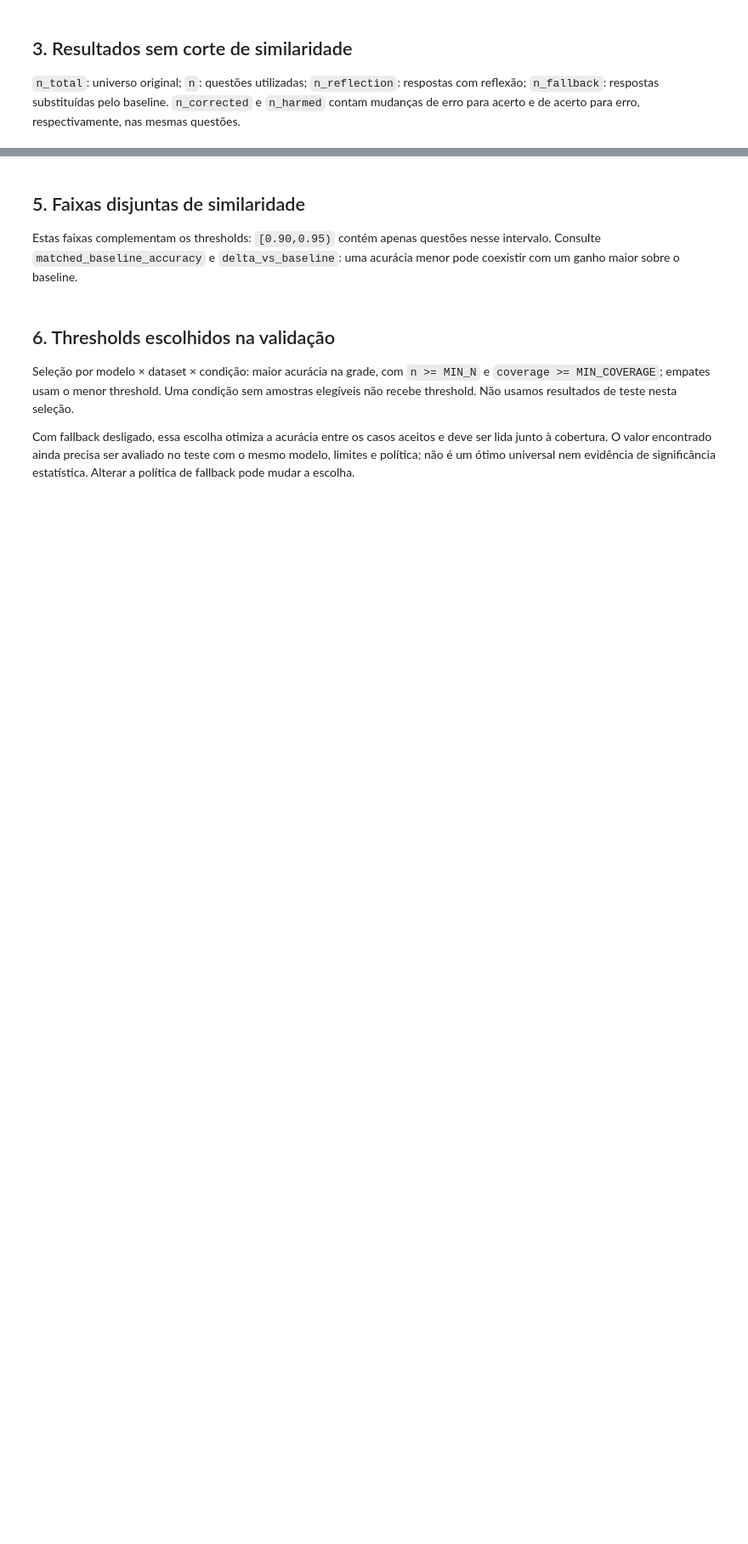
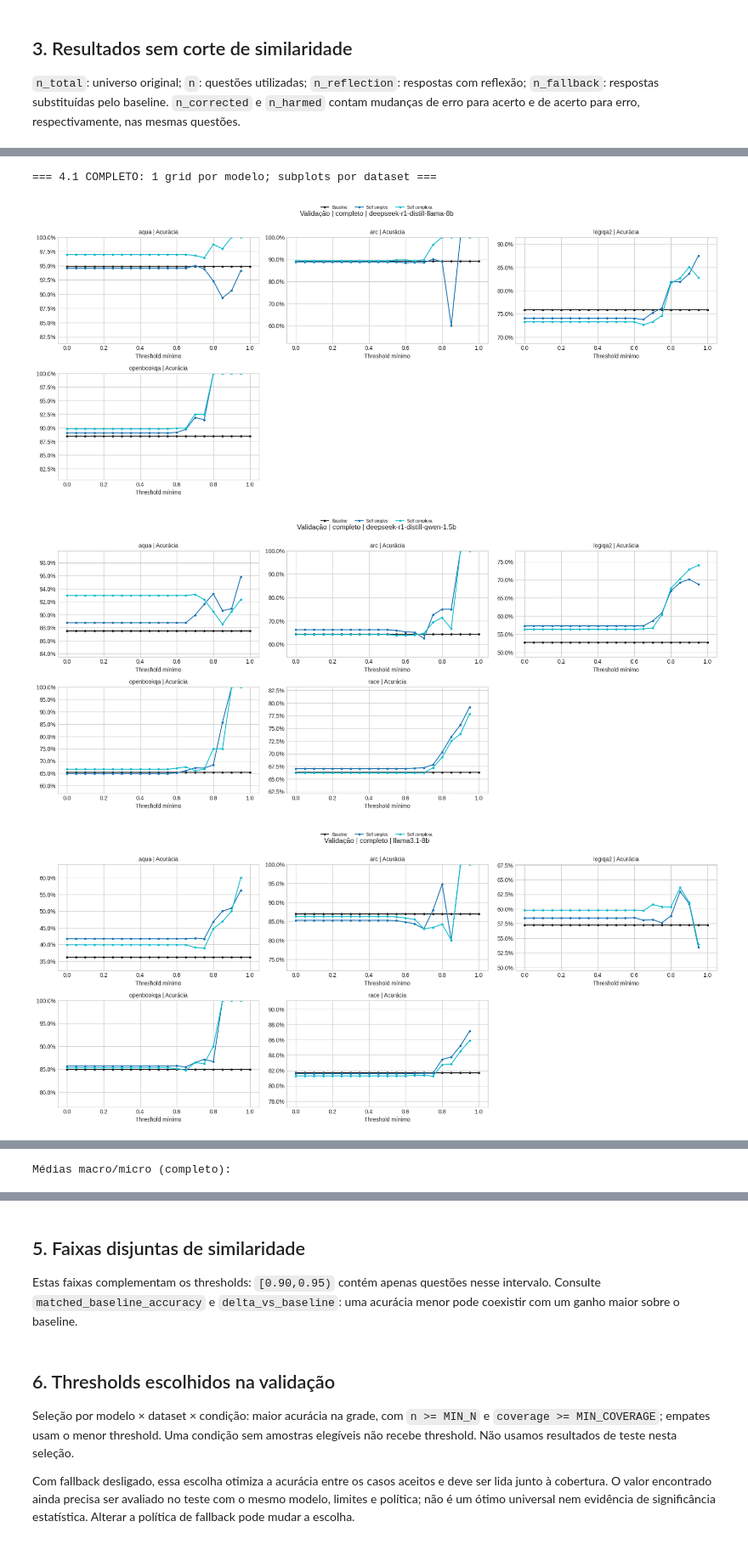
Before and after one commit to RodrigoFlexa/Reflection-MCQ, a Jupyter notebook: validation_accuracy_by_similarity.ipynb, the cells around one changed output, grey strips where cells are left out. Shown at 85% size. Cells and saved outputs as stored; diff of their text form; code cells hidden in the pictures; blank space fills up the shorter version.

```diff
--- a/validation_accuracy_by_similarity.ipynb
+++ b/validation_accuracy_by_similarity.ipynb
@@ -15,6 +15,7 @@ A versão anterior foi preservada em `validation_accuracy_by_similarity_legacy.i
 USE_BASELINE_ON_FAILURE = False
 EXPERIMENT_ID = None  # None = run de validação ativa; ou informe o ID explicitamente
 PHASE = "auto"  # auto: final se disponível, senão parcial; self: parcial preservado; full: final
+FINAL_RESULTS_ROOT = "results_definitivos"  # nova base consolidada (validation/test)
 THRESHOLDS = [-1.0] + [i / 20 for i in range(21)]
 MIN_N = 30
 MIN_COVERAGE = 0.10
@@ -42,19 +43,28 @@ ROOT = next(p for p in [Path.cwd(), *Path.cwd().parents] if (p / "run_experiment
 if str(ROOT) not in sys.path:
     sys.path.insert(0, str(ROOT))
 from validation_ops import validation_id
-from rmcq.test_analysis import load_run, GROUP
+from rmcq.test_analysis import load_run, GROUP, read_outcomes
 from rmcq.validation_analysis import study, export_study, plot_study
 
 RUN_ID = EXPERIMENT_ID or validation_id()
-rows, sources = load_run(ROOT, RUN_ID, "validation", phase=PHASE)
+final_outcomes = ROOT / FINAL_RESULTS_ROOT / "validation" / RUN_ID / "analysis" / "all_outcomes.jsonl"
+if final_outcomes.exists():
+    rows = read_outcomes(final_outcomes, "validation")
+    rows["run_id"] = RUN_ID
+    sources = [str(final_outcomes.relative_to(ROOT))]
+else:
+    rows, sources = load_run(ROOT, RUN_ID, "validation", phase=PHASE)
 if rows.empty:
     raise FileNotFoundError("Sem resultados: execute self-eval ou restaure o pacote self-eval/finish.")
 manifest_path = ROOT / "experiment_exchange" / RUN_ID / "manifest.json"
 manifest = json.loads(manifest_path.read_text(encoding="utf-8")) if manifest_path.exists() else {}
 print("Run:", RUN_ID, "| fase:", PHASE, "| professor:", manifest.get("teacher_role", "histórico"))
 print("Fontes:", sources)
-display(rows.groupby(GROUP).size().rename("n_original").reset_index())
+print("Linhas:", len(rows), "| modelos:", rows["model"].nunique(), "| datasets:", rows["dataset"].nunique())
+display(rows.groupby("model").size().rename("n_linhas").sort_values(ascending=False).to_frame())
+display(rows.groupby(["dataset", "condition"]).size().rename("n_linhas").reset_index())
 CONFIG = dict(run_id=RUN_ID, fallback=USE_BASELINE_ON_FAILURE, phase=PHASE,
+              final_results_root=FINAL_RESULTS_ROOT,
               thresholds=THRESHOLDS, min_n=MIN_N, min_coverage=MIN_COVERAGE,
               exclude_flags=CLEAN_EXCLUDE_FLAGS, sources=sources, auto_ylim=AUTO_YLIM)
 CONFIG_ID = hashlib.sha256(json.dumps(CONFIG, sort_keys=True).encode()).hexdigest()[:10]
@@ -96,5 +170,12 @@ As tabelas de médias incluem **macro** (peso igual por dataset) e **micro** (pe
 # %%
-plot_study(views, OUT, auto_ylim=AUTO_YLIM)
-for view, tables in views.items():
-    print("Médias macro/micro:", view)
-    display_metrics(tables["averages"].loc[tables["averages"].threshold.isin([-1, .7, .8, .85, .9, .95])])
+print("=== 4.1 COMPLETO: 1 grid por modelo; subplots por dataset ===")
+plot_study({"completo": views["completo"]}, OUT, auto_ylim=AUTO_YLIM, datasets_per_row=3)
+
+print("Médias macro/micro (completo):")
+averages = views["completo"]["averages"]
+# display_metrics(averages.loc[averages.threshold.isin([-1, .7, .8, .85, .9, .95])])
+# %% [output]
+=== 4.1 COMPLETO: 1 grid por modelo; subplots por dataset ===
+[figure, added]
+[figure, added]
+[figure, added]
@@ -100,0 +188 @@ for view, tables in views.items():
+Médias macro/micro (completo):
```
Also changed, not shown: parts of 9 cells of this notebook, 3 other files.
